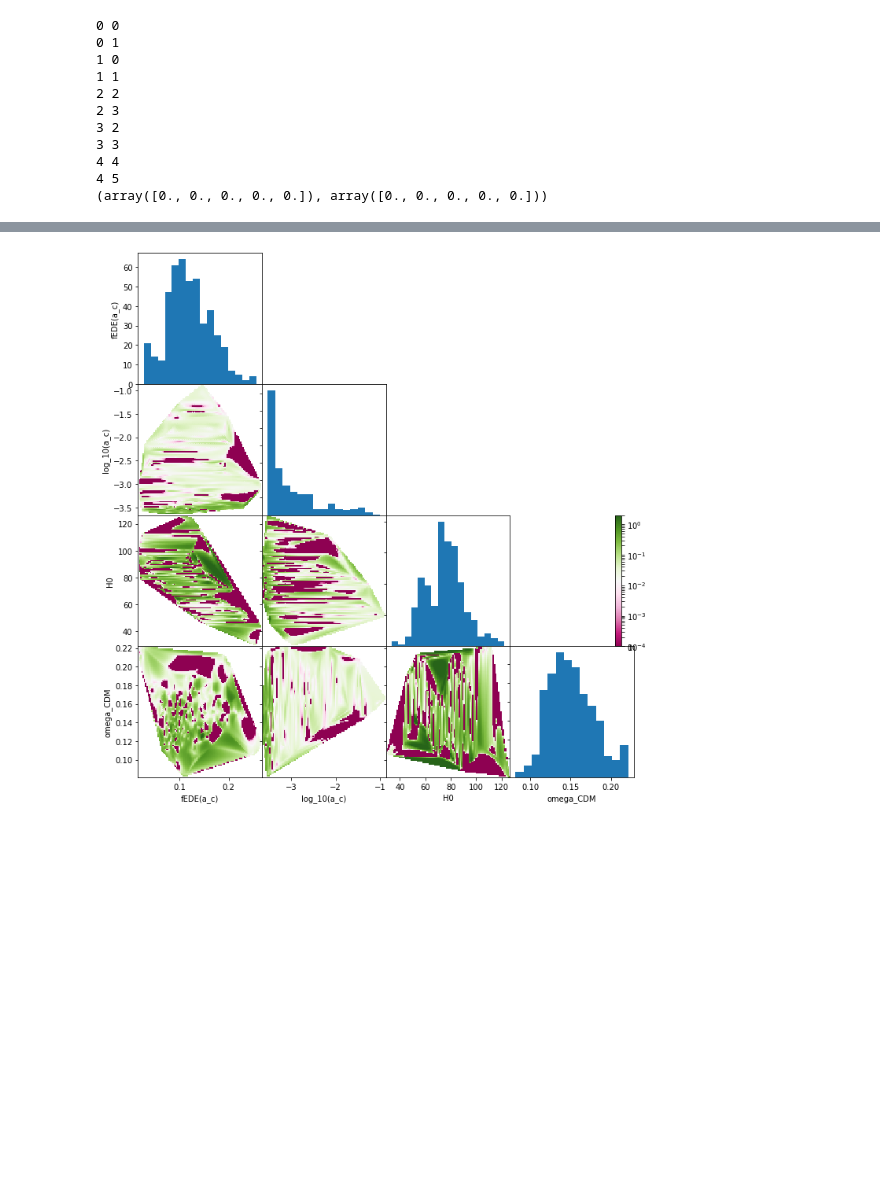
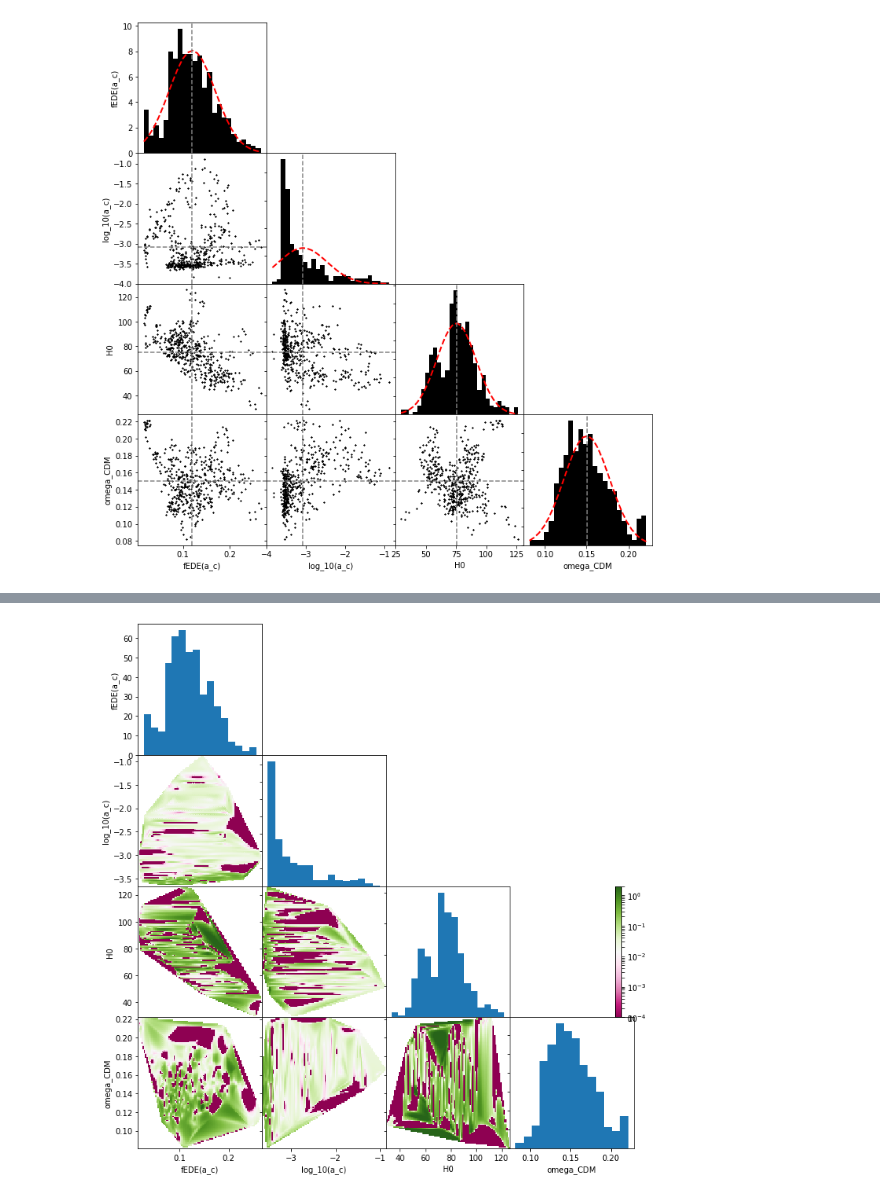
Before and after one commit to saracha413/Axion-MCMC, a Jupyter notebook: axion_MCMC/4param_triangle_plot.ipynb, the cells around one changed output, grey strips where cells are left out. Cells and saved outputs as stored; diff of their text form; code cells hidden in the pictures; blank space fills up the shorter version.

```diff
--- a/axion_MCMC/4param_triangle_plot.ipynb
+++ b/axion_MCMC/4param_triangle_plot.ipynb
@@ -13,5 +16,6 @@ import matplotlib.colors as colors
 # %%
-log10_axion_ac, log10_fraction_axion_ac, omega_cdm, H0, Djs = np.loadtxt('/Users/saravannah/Axion-MCMC/axion_MCMC/vary_ac_fEDE_wCDM.txt', unpack = True)
+log10_axion_ac, log10_fraction_axion_ac, omega_cdm, H0, Djs = np.loadtxt('/Users/saravannah/Axion-MCMC/axion_MCMC/vary_ac_fEDE_wCDM-2021-08-05.txt', unpack = True)
+#np.loadtxt('/Users/saravannah/Axion-MCMC/axion_MCMC/vary_ac_fEDE_wCDM.txt', unpack = True)
 # %%
 #params = {'log10_axion_ac':0, 'log10_fraction_axion_ac':1, 'omega_cdm':2, 'H0':3}
 params = [10**log10_fraction_axion_ac,log10_axion_ac, H0, omega_cdm ]#[log10_axion_ac, log10_fraction_axion_ac, omega_cdm, H0]
@@ -96,14 +40,0 @@ def bin_and_order(param_arr, djs):
-# %%
-print(bin_and_order(test, test2))
-# %% [output]
-0 0
-0 1
-1 0
-1 1
-2 2
-2 3
-3 2
-3 3
-4 4
-4 5
-(array([0., 0., 0., 0., 0.]), array([0., 0., 0., 0., 0.]))
@@ -109,0 +52,48 @@ print(bin_and_order(test, test2))
+# %%
+mus = np.zeros(len(params))
+sigmas = np.zeros(len(params))
+for _ in range(len(params)):
+    mus[_], sigmas[_] = norm.fit(params[_])
+# %%
+fig, axs = plt.subplots(4,4, figsize=(10,10), gridspec_kw = {'wspace':0, 'hspace':0})
+
+
+cmap = plt.get_cmap('PiYG')
+norm = colors.SymLogNorm(linthresh=1e-4, linscale=1e-4,vmin=0.0, vmax=2) #BoundaryNorm(levels, ncolors=cmap.N, clip=True)
+
+for rows in range(len(params)):
+    for cols in range(len(params)):
+        if rows == cols:
+            #axs[rows,cols].scatter(params[rows], Djs)
+            n, bins, patches = axs[rows,cols].hist(params[rows], bins='auto', density=1, color='black')
+            y = sp.stats.norm.pdf(bins, mus[rows], sigmas[rows])
+            l = axs[rows,cols].plot(bins, y, 'r--', linewidth=2)
+            axs[rows,cols].axvline(x=mus[cols], linestyle='dashed', color='gray')
+
+        if cols < rows:
+            #infuriatingly, the (x,y) for subplots is backwards - it's (rows, cols) or (y,x)
+            axs[rows,cols].scatter(params[cols], params[rows], color='black', s=0.5)
+
+            axs[rows,cols].axvline(x=mus[cols], linestyle='dashed', color='gray')
+            axs[rows,cols].axhline(y=mus[rows], linestyle='dashed', color='gray')
+
+        if cols > rows:
+            axs[rows][cols].axis('off')
+
+for rows in range(len(params)):
+    for cols in range(len(params)):
+        if cols == 0:
+            axs[rows,cols].set_ylabel(par_names[rows])
+        if rows == 3:
+            axs[rows,cols].set_xlabel(par_names[cols])
+        if cols > 0:
+            axs[rows,cols].set_yticklabels([])
+        if rows < 3:
+            axs[rows,cols].set_xticklabels([])
+
+#fig.colorbar(im, ax=axs[2][3])
+plt.tight_layout()
+
+plt.savefig('second_triangle_plot.png')
+# %% [output]
+[figure, added]
```
Also changed, not shown: parts of 8 cells of this notebook, 22 other files.
